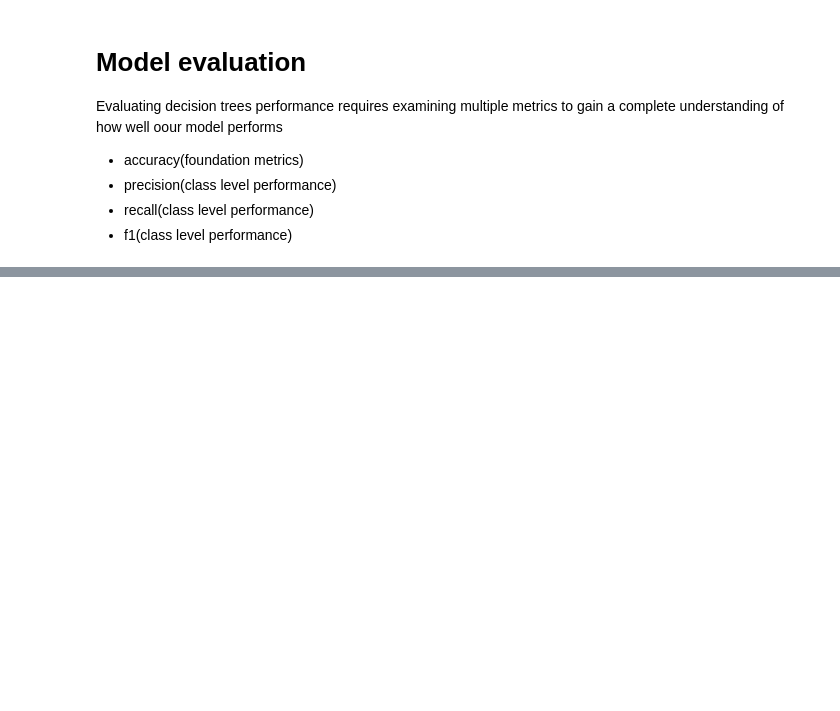
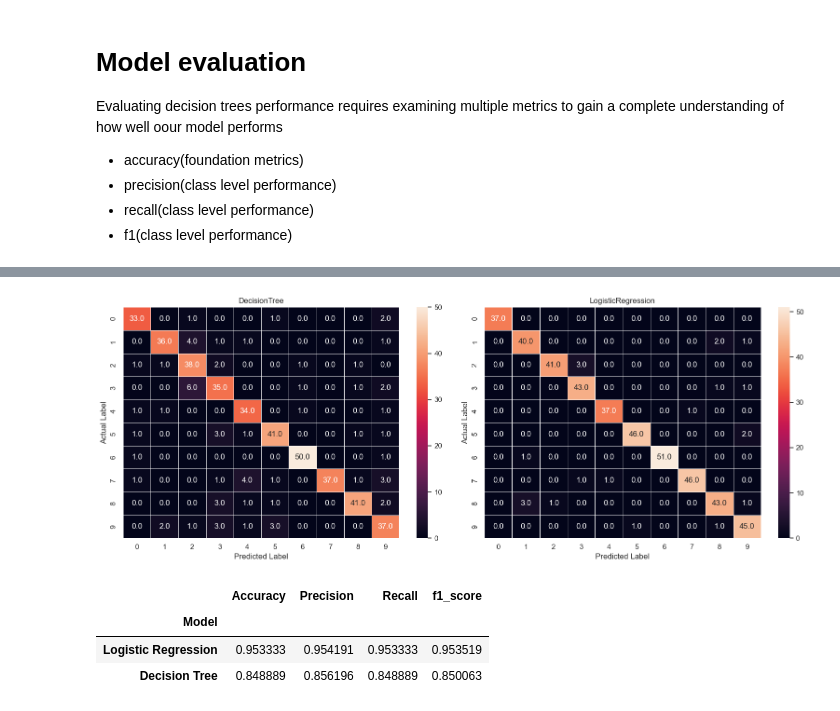
Before and after one commit to SadmanUddin/Machine-Learning-Lab, a Jupyter notebook: Decision tree/Untitled-1.ipynb, the cells around one changed output, grey strips where cells are left out. Saved outputs shown, nothing was run; the diff lists cells and outputs as text; code cells hidden in the pictures; blank space fills up the shorter version.

Commit message:
Decision tree vs logistic regression

```diff
--- a/Decision tree/Untitled-1.ipynb
+++ b/Decision tree/Untitled-1.ipynb
@@ -93,6 +94,6 @@ tree = DecisionTreeClassifier()
 tree_fit = tree.fit(x_train,y_train)
 # %%
 # Making prediction
-prediction = tree.predict(x_test)
+prediction = tree_fit.predict(x_test)
 print(prediction)
 # %% [output]
@@ -151,0 +162,5 @@ Text(0.5, 77.24999999999999, 'predicted')
+# %%
+from sklearn.linear_model import LogisticRegression
+
+Logistic_model = LogisticRegression(max_iter=1000)
+Logistic_model.fit(x_train,y_train)
@@ -151,0 +169,3 @@ Text(0.5, 77.24999999999999, 'predicted')
+# %%
+logistic_pred = Logistic_model.predict(x_test)
+print(logistic_pred)
@@ -151,0 +188,29 @@ Text(0.5, 77.24999999999999, 'predicted')
+# %%
+CM_DecisionTree=metrics.confusion_matrix(y_test,prediction)
+CM_LogisticRegression = metrics.confusion_matrix(y_test,logistic_pred)
+fig, axes = plt.subplots(1, 2, figsize=(16, 6))
+sns.heatmap(CM_DecisionTree,annot=True,fmt=".1f",linewidth=.5,ax=axes[0])
+sns.heatmap(CM_LogisticRegression,annot=True,fmt=".1f",linewidth=.5,ax=axes[1])
+axes[0].set_title("DecisionTree")
+axes[0].set_xlabel("Predicted Label")
+axes[0].set_ylabel("Actual Label")
+axes[1].set_title("LogisticRegression")
+axes[1].set_xlabel("Predicted Label")
+axes[1].set_ylabel("Actual Label")
+plt.tight_layout()
+plt.show()
+# %% [output]
+[figure, added]
+# %%
+# comparative analysis
+results=[]
+for i,j in models.items():
+    results.append({"Model":i,"Accuracy": accuracy_score(y_test,j),"Precision":precision_score(y_test,j,average="weighted"),
+                     "Recall":recall_score(y_test,j,average="weighted"),"f1_score":f1_score(y_test,j,average="weighted")})
+df = pd.DataFrame(results).set_index("Model")
+df
+# %% [output]
+|  | Accuracy | Precision | Recall | f1_score |
+| Model |  |  |  |  |
+| Logistic Regression | 0.953333 | 0.954191 | 0.953333 | 0.953519 |
+| Decision Tree | 0.848889 | 0.856196 | 0.848889 | 0.850063 |
```
Also changed, not shown: parts of 12 cells of this notebook.
